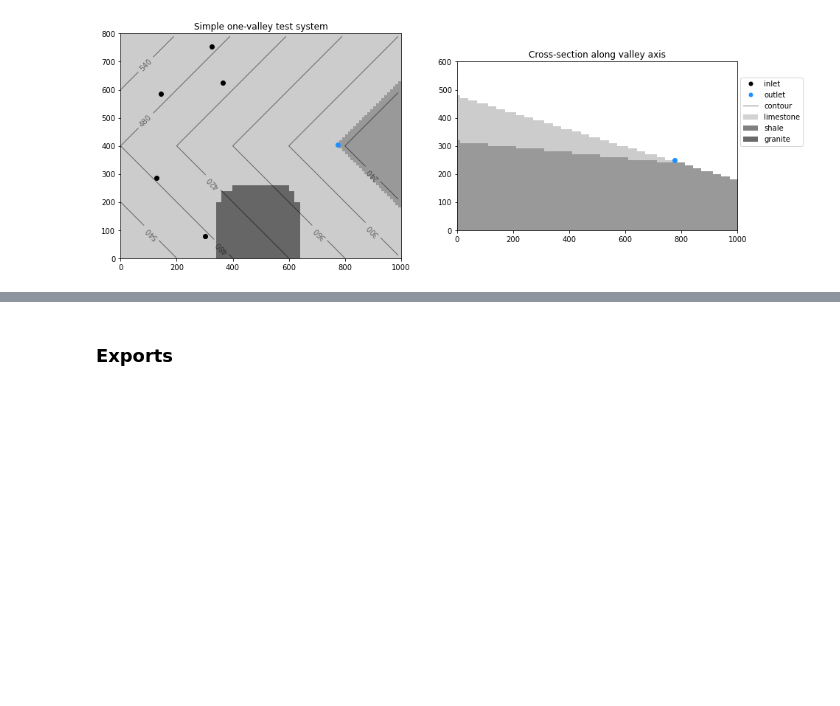
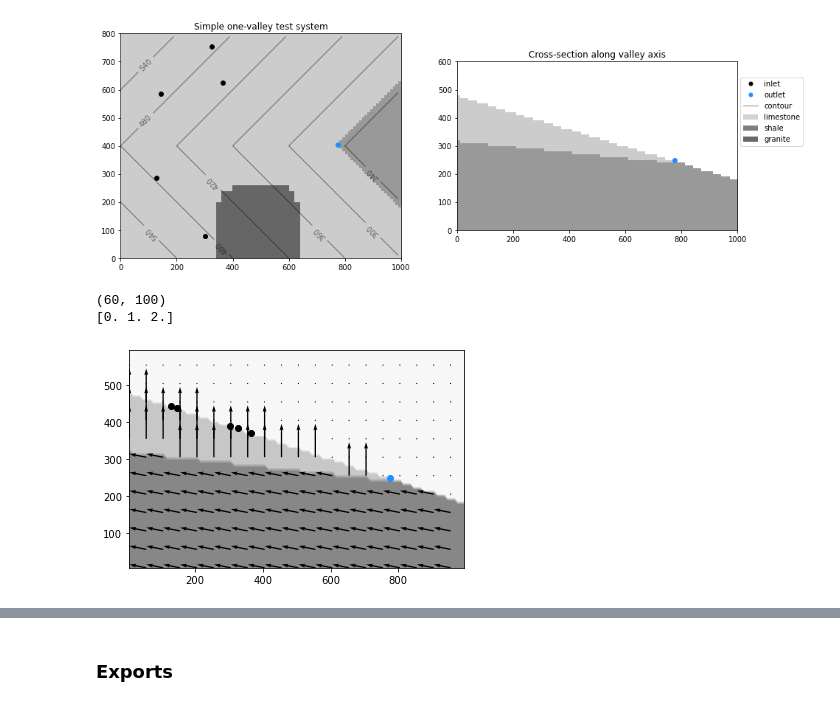
Before and after one commit to randlab/pyKasso, a Jupyter notebook: notebooks/simple_geology_generator.ipynb, the cells around one changed output, grey strips where cells are left out. Saved outputs shown, nothing was run; the diff lists cells and outputs as text; code cells hidden in the pictures; blank space fills up the shorter version.

Commit message:
setting up xsec anisotropy

```diff
--- a/notebooks/simple_geology_generator.ipynb
+++ b/notebooks/simple_geology_generator.ipynb
@@ -15,11 +15,22 @@ def point2index(point, xmin,ymin,zmin, dx,dy,dz):
     x   = point[0]
     y   = point[1]
     z   = point[2]
-    col = (x - xmin) // dx
-    row = (y - ymin) // dy
-    lay = (z - zmin) // dz
+    col = int((x - xmin) // dx)
+    row = int((y - ymin) // dy)
+    lay = int((z - zmin) // dz)
 
-    return [col,row, lay]
+    return [col, row, lay]
+
+def index2point(index, xmin,ymin,zmin, dx,dy,dz):
+    '''Convert from i,j,k indices to x,y,z coordinates.'''
+    col   = float(index[0])
+    row   = float(index[1])
+    lay   = float(index[2])
+    x     = xmin + (col*dx)
+    y     = ymin + (row*dy)
+    z     = zmin + (lay*dz)
+
+    return [x,y,z]
 # %%
 #Optional:
 def export2vtk(xmin,xmax,xres,ymin,ymax,yres,zmin,zmax,zres, vtk_path, a=None):
@@ -257,3 +310,49 @@ plt.legend(handles=legend, loc=[1.01,0.5])
 # %% [output]
 <matplotlib.legend.Legend at 0x...>
 [figure]
+# %%
+#Export cross-section
+g = np.flipud(np.rot90(geocrop[:,40,:]))
+print(g.shape)
+print(np.unique(g))
+#np.savetxt('inputs/valley1/xsec/geo'+str(g.shape[0])+'x'+str(g.shape[1])+'.csv', g, delimiter=',')  #export 2D geologic map as csv
+
+inletsXsec = np.empty((len(inlets3D),2))
+for i,inlet in enumerate(inlets3D):
+        [xind,yind,zind] = point2index([inlet[0],inlet[1],inlet[2]], xmin,ymin,zmin, dx,dy,dz)   #get inlet indices
+        z = dem[xind,40] #get elevation at x-sec line
+        inlet = np.append(inlet[0],z)   #set inlet x and z
+        inletsXsec[i] = inlet
+i = inletsXsec
+#np.savetxt('inputs/valley1/xsec/inlets2D.txt', i, delimiter=' ', fmt='%.1f')
+
+o = outlets3D[:,(0,2)]
+#np.savetxt('inputs/valley1/xsec/outlets2D.txt', o, delimiter=' ', fmt='%.1f')  #export 2D geologic map as csv
+
+vx = np.zeros((zres,xres))
+vz = np.zeros((zres,xres))
+for ix in range(xres):
+    for iz in range(zres):
+        if g[iz,ix] == limestone:
+            vx[iz,ix] = 0.0
+            vz[iz,ix] = 0.5
+        if g[iz,ix] == shale:
+            vx[iz,ix] = -0.25
+            vz[iz,ix] =  0.05
+
+xvals = np.linspace(xmin+dx/2, xmax-dx/2, xres)
+zvals = np.linspace(zmin+dz/2, zmax-dz/2, zres)
+Z,X = np.meshgrid(xvals,zvals)
+plt.contourf(Z,X,g, cmap='gray_r', vmin=0,vmax=4)
+plt.scatter(inletsXsec[:,0], inletsXsec[:,1], c='k')
+plt.scatter(o[:,0], o[:,1], c='dodgerblue')
+
+skip=(slice(None,None,5),slice(None,None,5))
+q = plt.quiver(Z[skip], X[skip], vx[skip], vz[skip], scale=5)
+
+#np.savetxt('inputs/valley1/xsec/orientationx'+str(vx.shape[0])+'x'+str(vx.shape[1])+'.csv', vx, delimiter=',')
+#np.savetxt('inputs/valley1/xsec/orientationy'+str(vz.shape[0])+'x'+str(vz.shape[1])+'.csv', vz, delimiter=',')  #export 2D geologic map as csv
+# %% [output]
+(60, 100)
+[0. 1. 2.]
+[figure, added]
```
Also changed, not shown: parts of 9 cells of this notebook, 31 other files.
